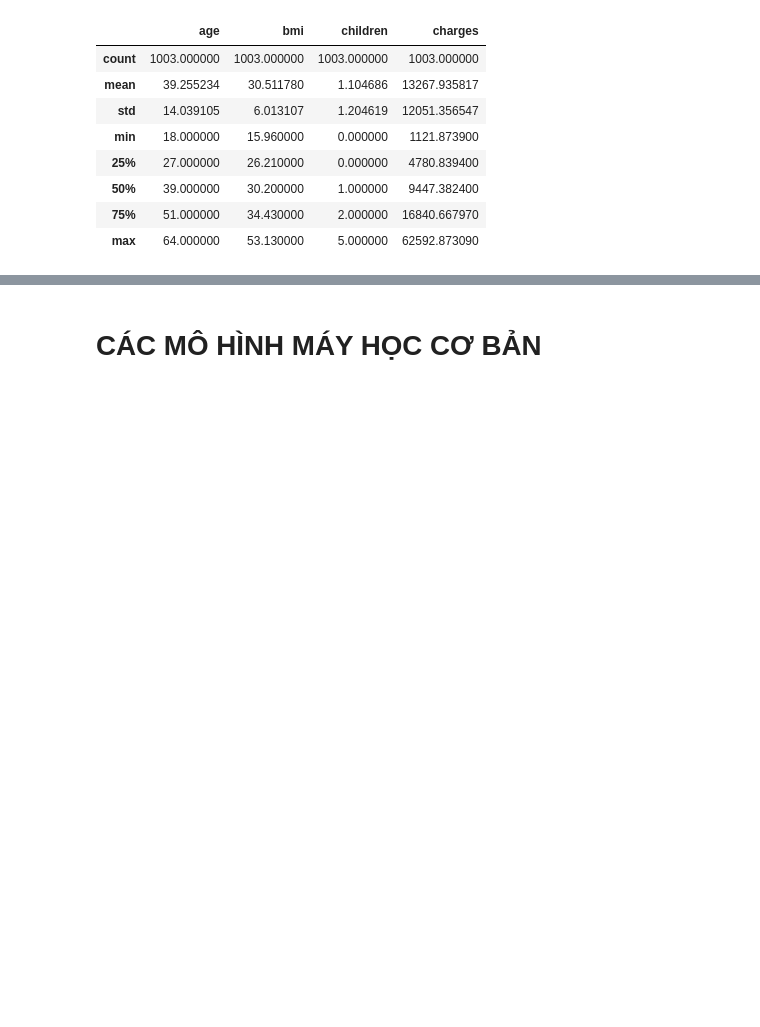
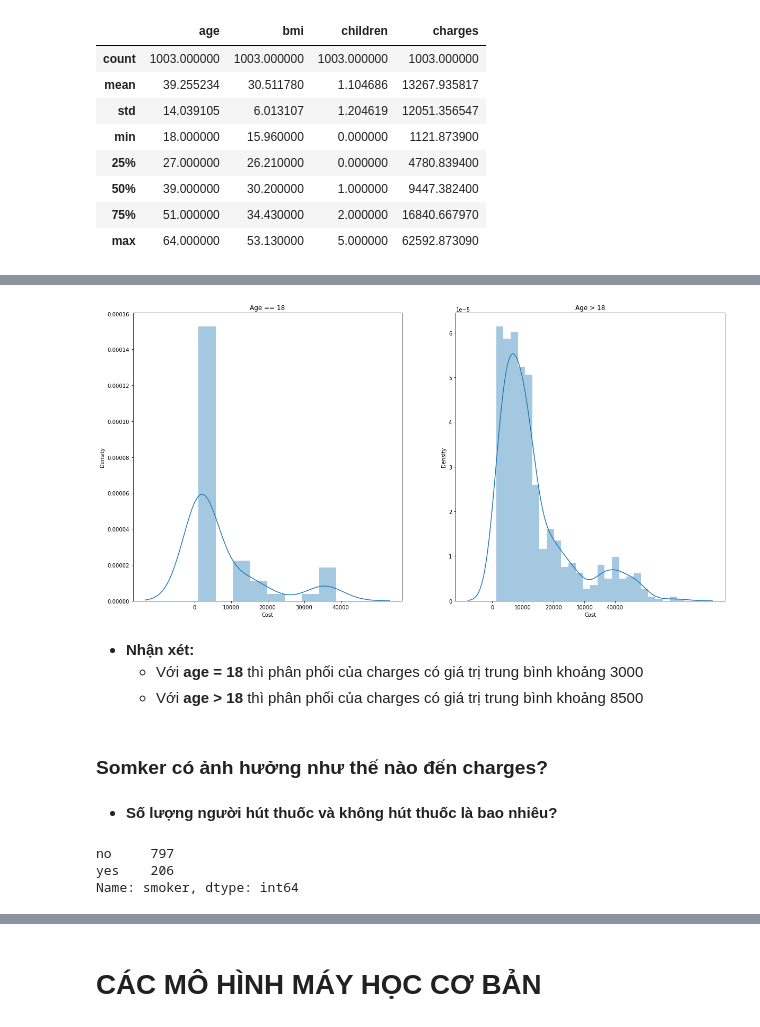
Before and after one commit to trucnguyen13/Medical_Charges, a Jupyter notebook: trucquan+linearmodel.ipynb, the cells around one changed output, grey strips where cells are left out. Saved outputs shown, nothing was run; the diff lists cells and outputs as text; code cells hidden in the pictures; blank space fills up the shorter version.

```diff
--- a/trucquan+linearmodel.ipynb
+++ b/trucquan+linearmodel.ipynb
@@ -248,0 +134,32 @@ plt.plot(data_df['bmi'],data_df['charges'])
+# %%
+fig = plt.figure(figsize=(20,10))
+ax = fig.add_subplot(121)
+ax = sns.distplot(data_df['charges'][data_df['age'] == 18])
+plt.title('Age == 18')
+plt.xticks(np.arange(0,50000,10000))
+plt.xlabel('Cost')
+
+ax = fig.add_subplot(122)
+ax = sns.distplot(data_df['charges'][data_df['age'] > 18])
+plt.title('Age > 18')
+plt.xticks(np.arange(0,50000,10000))
+plt.xlabel('Cost')
+
+
+plt.show()
+# %% [output]
+[figure, added]
+# %% [markdown]
+- **Nhận xét:**
+    - Với **age = 18** thì phân phối của charges có giá trị trung bình khoảng 3000
+    - Với **age > 18** thì phân phối của charges có giá trị trung bình khoảng 8500
+# %% [markdown]
+### Somker có ảnh hưởng như thế nào đến charges?
+# %% [markdown]
+- **Số lượng người hút thuốc và không hút thuốc là bao nhiêu?**
+# %%
+data_df['smoker'].value_counts()
+# %% [output]
+no     797
+yes    206
+Name: smoker, dtype: int64
```
Also changed, not shown: parts of 102 cells of this notebook.
